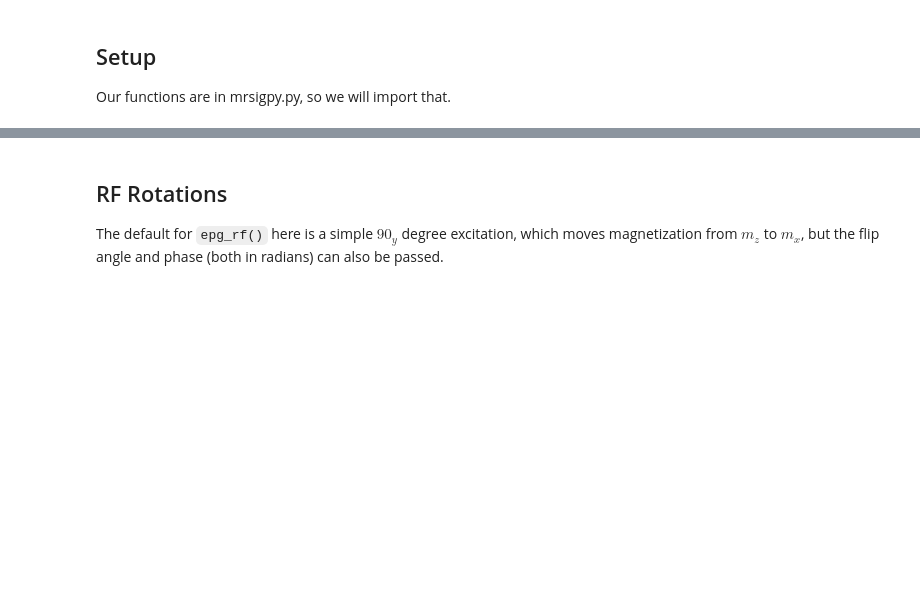
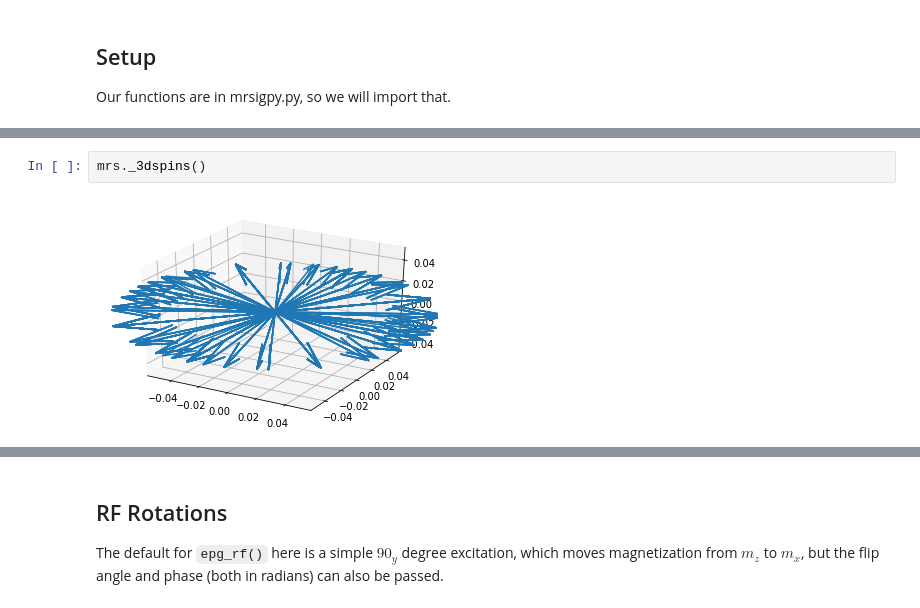
Before and after one commit to mribri999/MRSignalsSeqs, a Jupyter notebook: Python/Rad 229 - Extended Phase Graphs (EPGs) Tutorial.ipynb, the cells around one changed output, grey strips where cells are left out. Drawn from its saved outputs; the diff is of its cells as text; blank space fills up the shorter version.

```diff
--- a/Python/Rad 229 - Extended Phase Graphs (EPGs) Tutorial.ipynb
+++ b/Python/Rad 229 - Extended Phase Graphs (EPGs) Tutorial.ipynb
@@ -10,0 +50,4 @@ import mrsigpy as mrs
+# %%
+mrs._3dspins()
+# %% [output]
+[figure, added]
```
Also changed, not shown: parts of 10 cells of this notebook.
